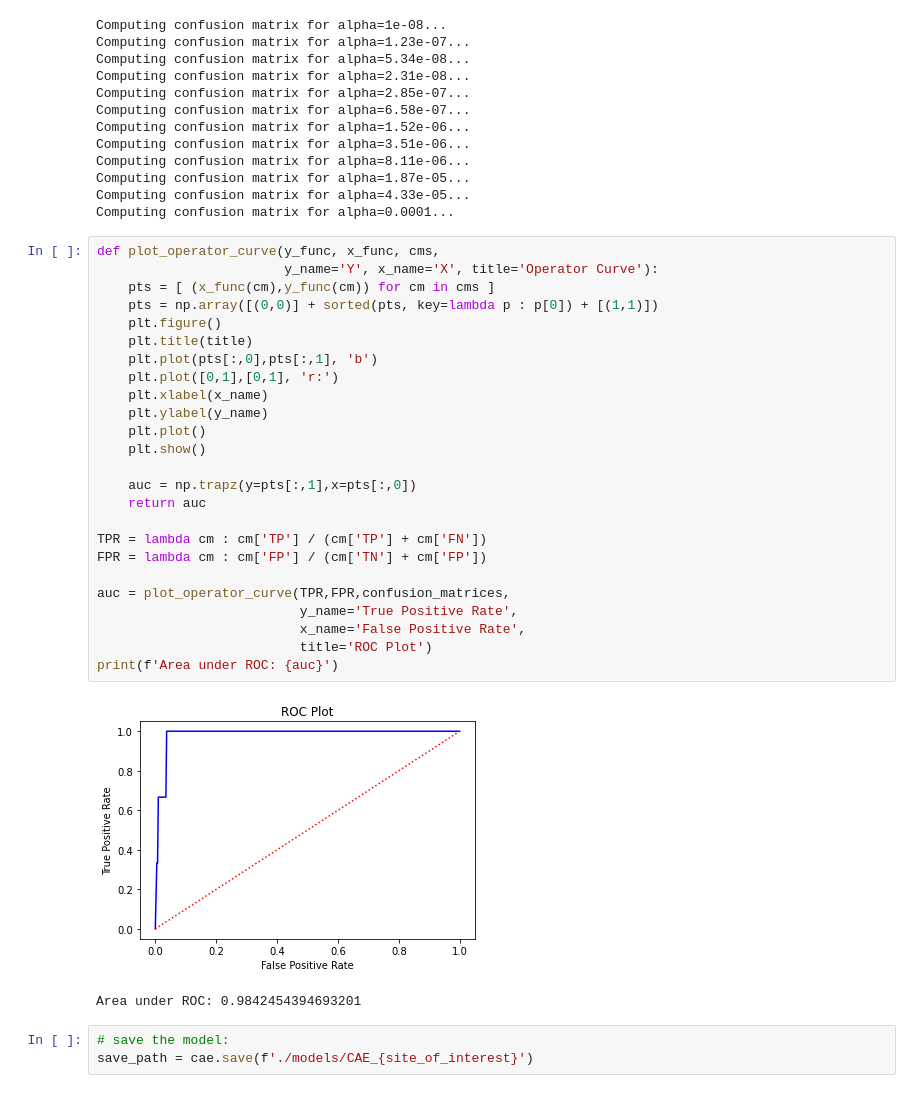
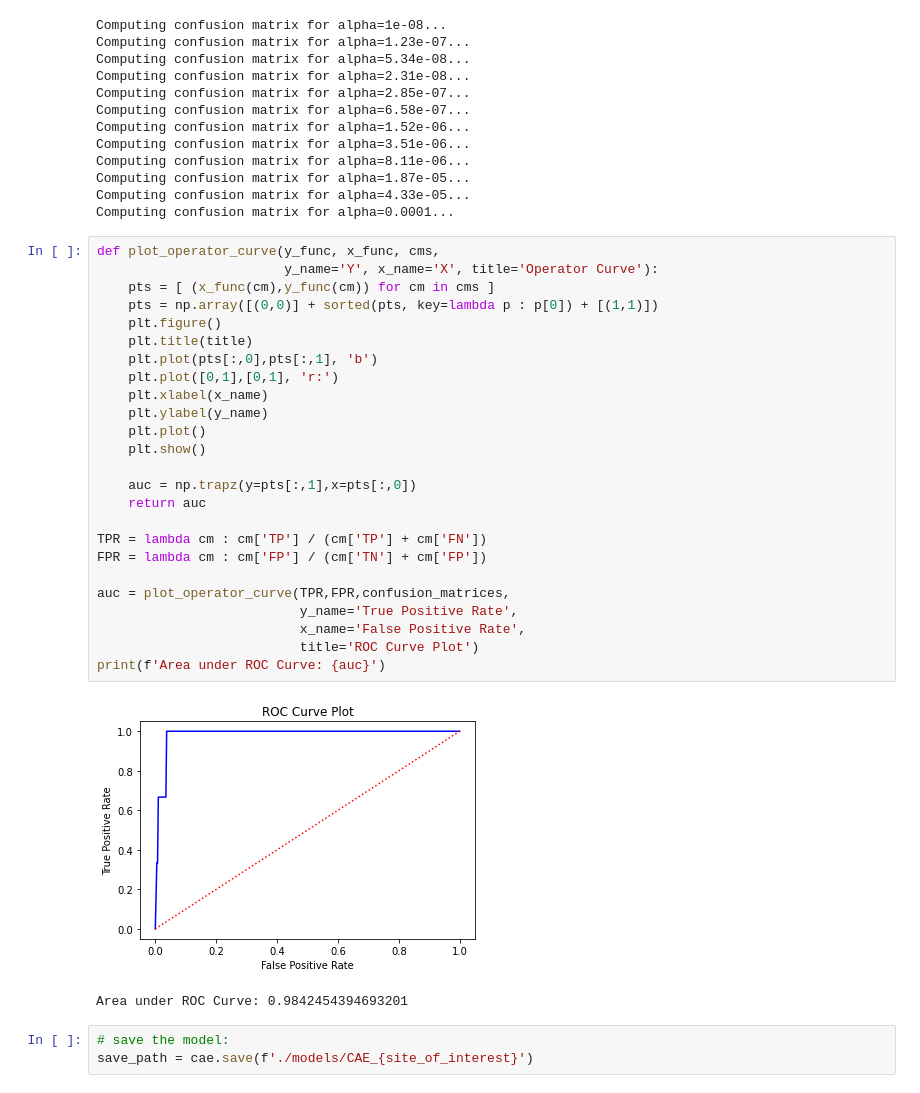
Before and after one commit to waggle-sensor/anomaly-detection, a Jupyter notebook: NEON CAE.ipynb, the cells around one changed output. Drawn from its saved outputs; the diff is of its cells as text.

```diff
--- a/NEON CAE.ipynb
+++ b/NEON CAE.ipynb
@@ -543,31 +547,31 @@ Computing confusion matrix for alpha=0.0001...
 # %%
 def plot_operator_curve(y_func, x_func, cms,
                         y_name='Y', x_name='X', title='Operator Curve'):
     pts = [ (x_func(cm),y_func(cm)) for cm in cms ]
     pts = np.array([(0,0)] + sorted(pts, key=lambda p : p[0]) + [(1,1)])
     plt.figure()
     plt.title(title)
     plt.plot(pts[:,0],pts[:,1], 'b')
     plt.plot([0,1],[0,1], 'r:')
     plt.xlabel(x_name)
     plt.ylabel(y_name)
     plt.plot()
     plt.show()
 
     auc = np.trapz(y=pts[:,1],x=pts[:,0])
     return auc
 
 TPR = lambda cm : cm['TP'] / (cm['TP'] + cm['FN'])
 FPR = lambda cm : cm['FP'] / (cm['TN'] + cm['FP'])
 
 auc = plot_operator_curve(TPR,FPR,confusion_matrices,
                           y_name='True Positive Rate',
                           x_name='False Positive Rate',
-                          title='ROC Plot')
-print(f'Area under ROC: {auc}')
+                          title='ROC Curve Plot')
+print(f'Area under ROC Curve: {auc}')
 # %% [output]
-[figure, old version]
+[figure, new version]
-Area under ROC: 0.9842454394693201
+Area under ROC Curve: 0.9842454394693201
 # %%
 # save the model:
 save_path = cae.save(f'./models/CAE_{site_of_interest}')
```
Also changed, not shown: parts of 1 cell of this notebook, 1 other file.
